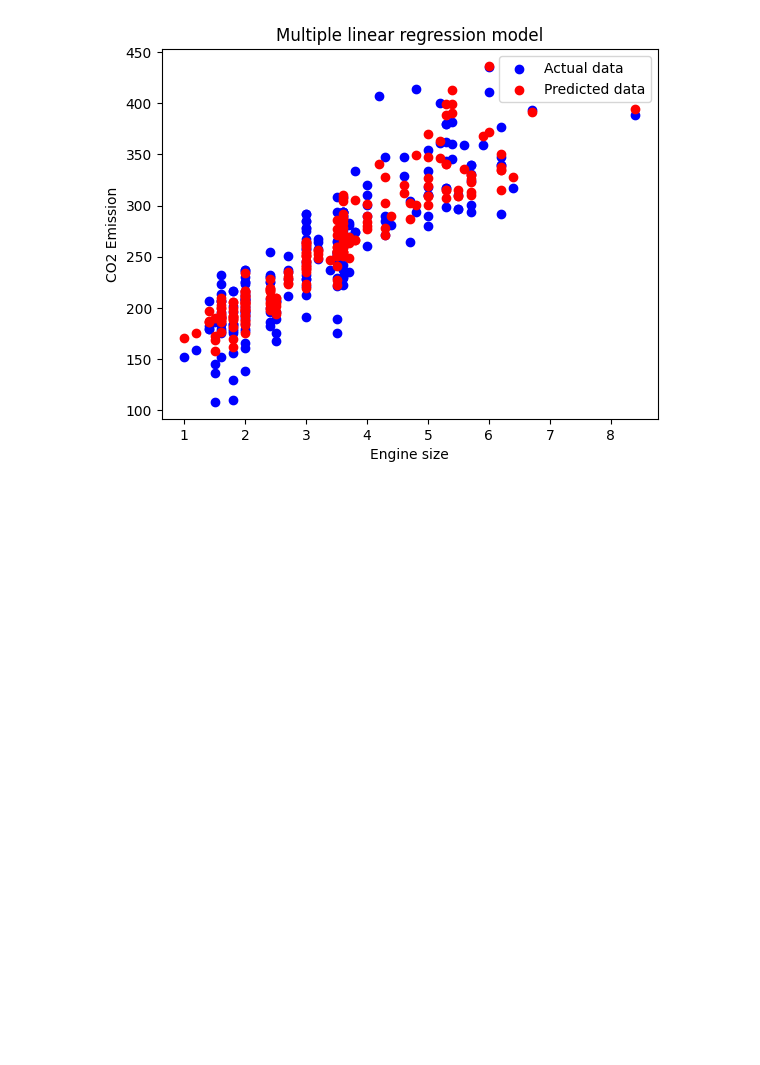
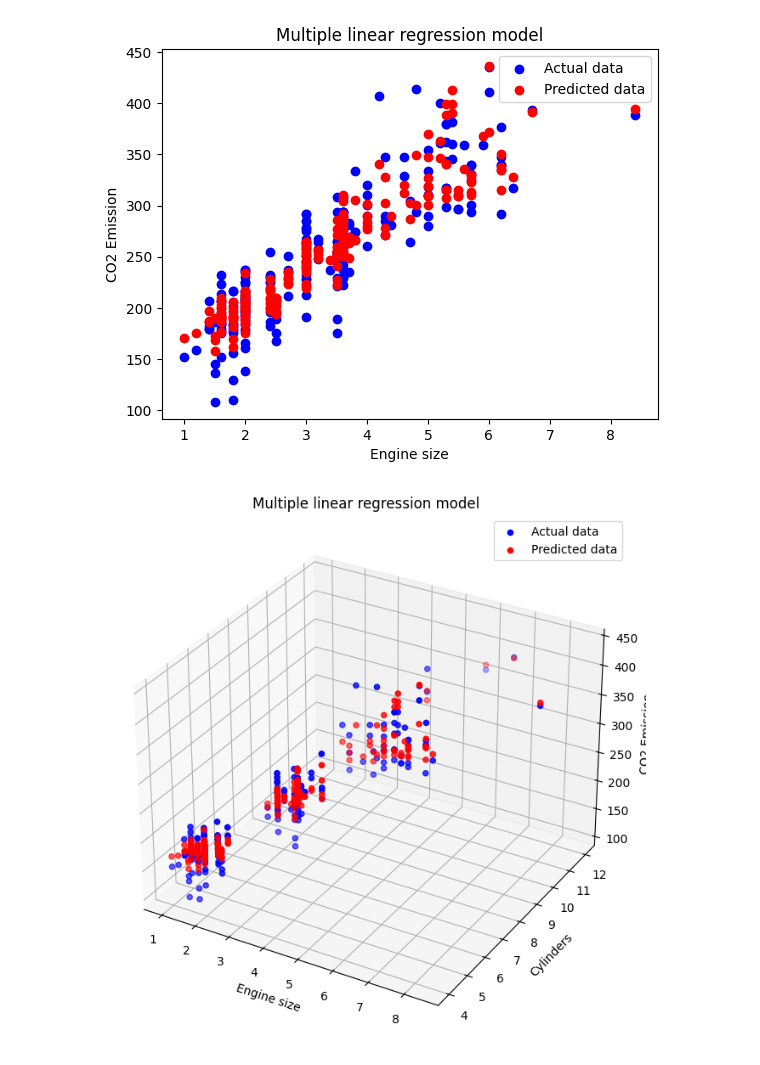
Before and after one commit to minhaz1172/Machine-Learning, a Jupyter notebook: Regression/Multiple_linear_Regression.ipynb, the cells around one changed output. Saved outputs shown, nothing was run; the diff lists cells and outputs as text; code cells hidden in the pictures; blank space fills up the shorter version.

Commit message:
3D plot

```diff
--- a/Regression/Multiple_linear_Regression.ipynb
+++ b/Regression/Multiple_linear_Regression.ipynb
@@ -94,3 +94,18 @@ plt.title('Multiple linear regression model')
 plt.show()
 # %% [output]
 [figure]
+# %%
+#step-8:plotting the 3D model
+from mpl_toolkits.mplot3d import Axes3D
+fig=plt.figure(figsize=(10,8))#figsize=(width,height)
+ax=fig.add_subplot(111,projection='3d')
+ax.scatter(X_test['ENGINESIZE'],X_test['CYLINDERS'],y_test,color='blue',label='Actual data')
+ax.scatter(X_test['ENGINESIZE'],X_test['CYLINDERS'],y_pred,color='red',label='Predicted data')
+ax.set_xlabel('Engine size')
+ax.set_ylabel('Cylinders')
+ax.set_zlabel('CO2 Emission')
+plt.legend()
+plt.title('Multiple linear regression model')
+plt.show()
+# %% [output]
+[figure, added]
```
